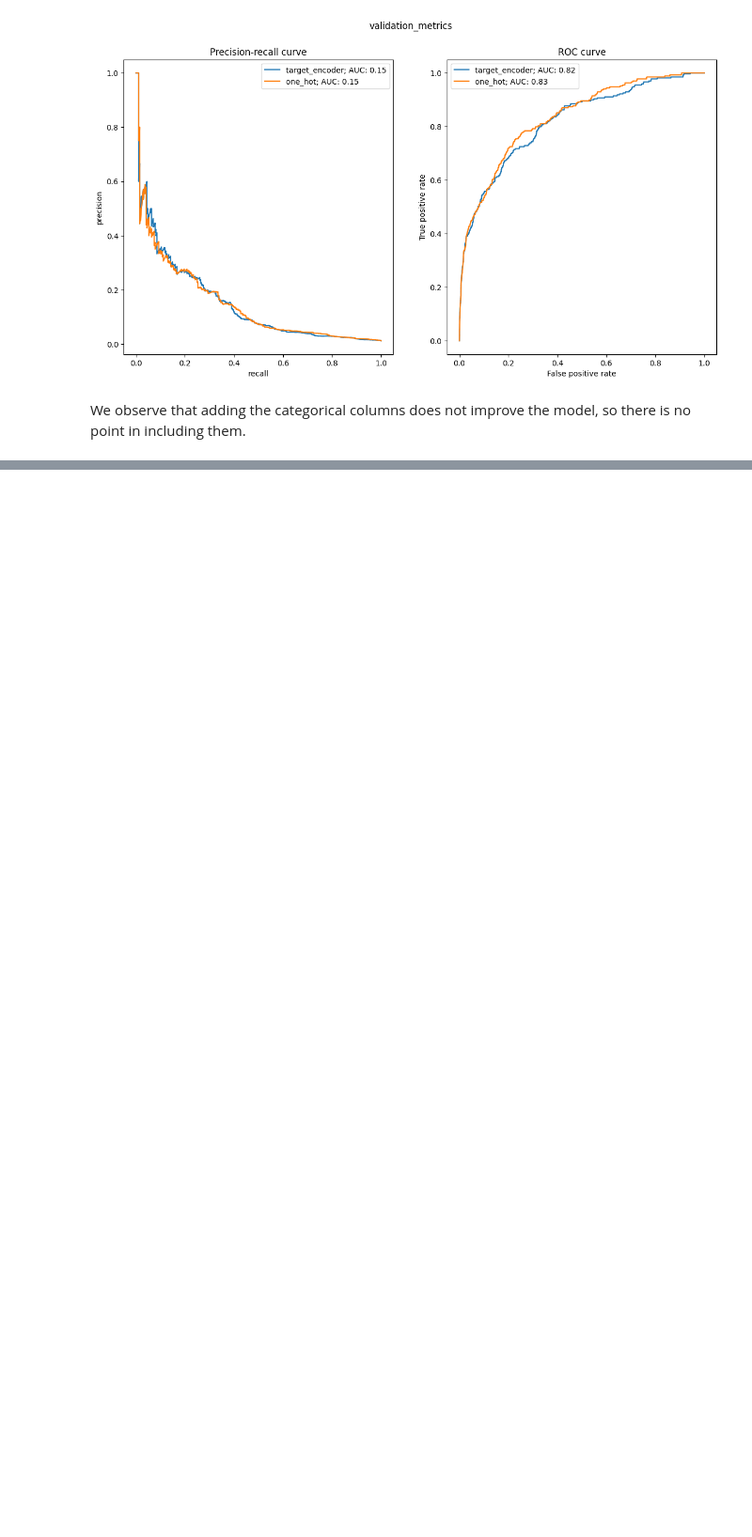
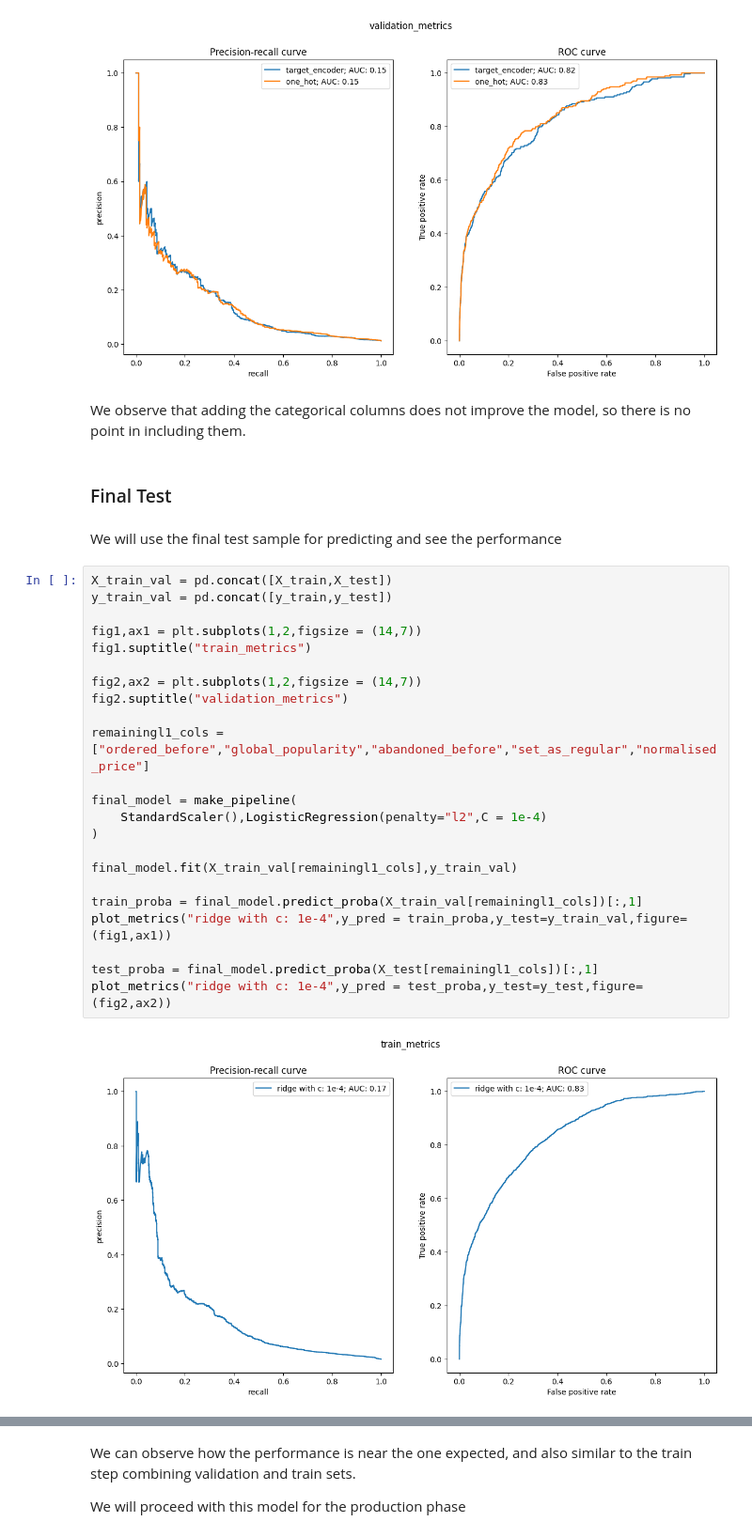
Before and after one commit to Pablomarttinn/zrive-ds, a Jupyter notebook: src/module_3/Exploration_corrected.ipynb, the cells around one changed output, grey strips where cells are left out. Shown at 94% size. Drawn from its saved outputs; the diff is of its cells as text; blank space fills up the shorter version.

Commit message:
Final exploration notebook finished, predict.py added

```diff
--- a/src/module_3/Exploration_corrected.ipynb
+++ b/src/module_3/Exploration_corrected.ipynb
@@ -566,3 +566,32 @@ for name,encoder in categorical_preprocessors:
 [figure]
 # %% [markdown]
 We observe that adding the categorical columns does not improve the model, so there is no point in including them.
+# %% [markdown]
+### Final Test
+# %% [markdown]
+We will use the final test sample for predicting and see the performance
+# %%
+X_train_val = pd.concat([X_train,X_test])
+y_train_val = pd.concat([y_train,y_test])
+
+fig1,ax1 = plt.subplots(1,2,figsize = (14,7))
+fig1.suptitle("train_metrics")
+
+fig2,ax2 = plt.subplots(1,2,figsize = (14,7))
+fig2.suptitle("validation_metrics")
+
+remainingl1_cols = ["ordered_before","global_popularity","abandoned_before","set_as_regular","normalised_price"]
+
+final_model = make_pipeline(
+    StandardScaler(),LogisticRegression(penalty="l2",C = 1e-4)
+)
+
+final_model.fit(X_train_val[remainingl1_cols],y_train_val)
+
+train_proba = final_model.predict_proba(X_train_val[remainingl1_cols])[:,1]
+plot_metrics("ridge with c: 1e-4",y_pred = train_proba,y_test=y_train_val,figure=(fig1,ax1))
+
+test_proba = final_model.predict_proba(X_test[remainingl1_cols])[:,1]
+plot_metrics("ridge with c: 1e-4",y_pred = test_proba,y_test=y_test,figure=(fig2,ax2))
+# %% [output]
+[figure, added]
@@ -568,0 +599,4 @@ We observe that adding the categorical columns does not improve the model, so th
+# %% [markdown]
+We can observe how the performance is near the one expected, and also similar to the train step combining validation and train sets.
+
+We will proceed with this model for the production phase
```
Also changed, not shown: parts of 2 cells of this notebook, 1 other file.
